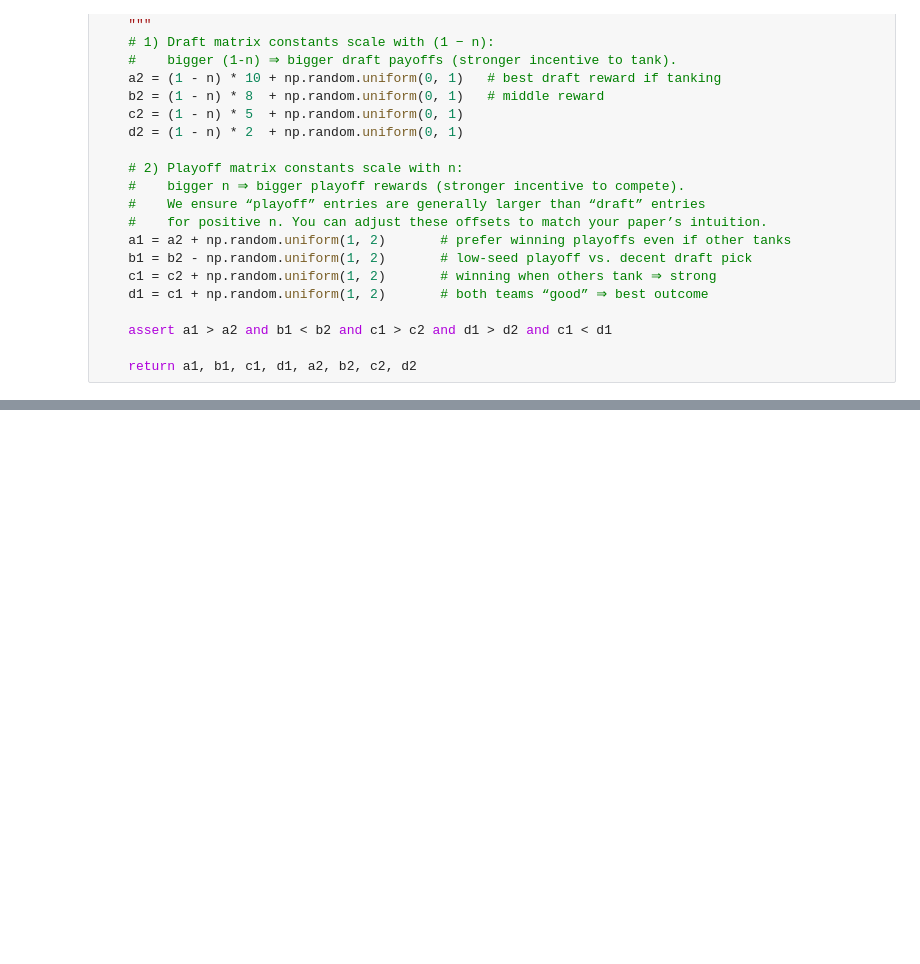
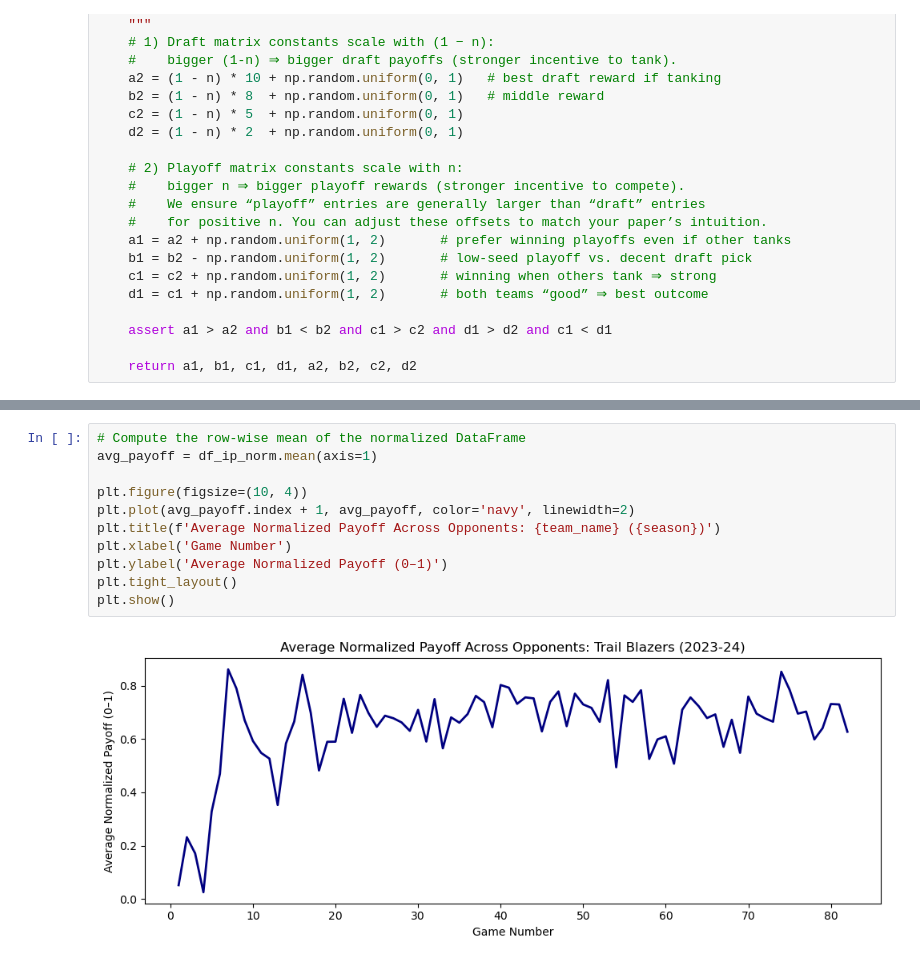
Before and after one commit to ebchassine/Math-34-Final-Project, a Jupyter notebook: EGT_Model.ipynb, the cells around one changed output, grey strips where cells are left out. Drawn from its saved outputs; the diff is of its cells as text; blank space fills up the shorter version.

```diff
--- a/EGT_Model.ipynb
+++ b/EGT_Model.ipynb
@@ -239,0 +296,13 @@ plt.show()
+# %%
+# Compute the row‐wise mean of the normalized DataFrame
+avg_payoff = df_ip_norm.mean(axis=1)
+
+plt.figure(figsize=(10, 4))
+plt.plot(avg_payoff.index + 1, avg_payoff, color='navy', linewidth=2)
+plt.title(f'Average Normalized Payoff Across Opponents: {team_name} ({season})')
+plt.xlabel('Game Number')
+plt.ylabel('Average Normalized Payoff (0–1)')
+plt.tight_layout()
+plt.show()
+# %% [output]
+[figure, added]
```
Also changed, not shown: parts of 8 cells of this notebook.
